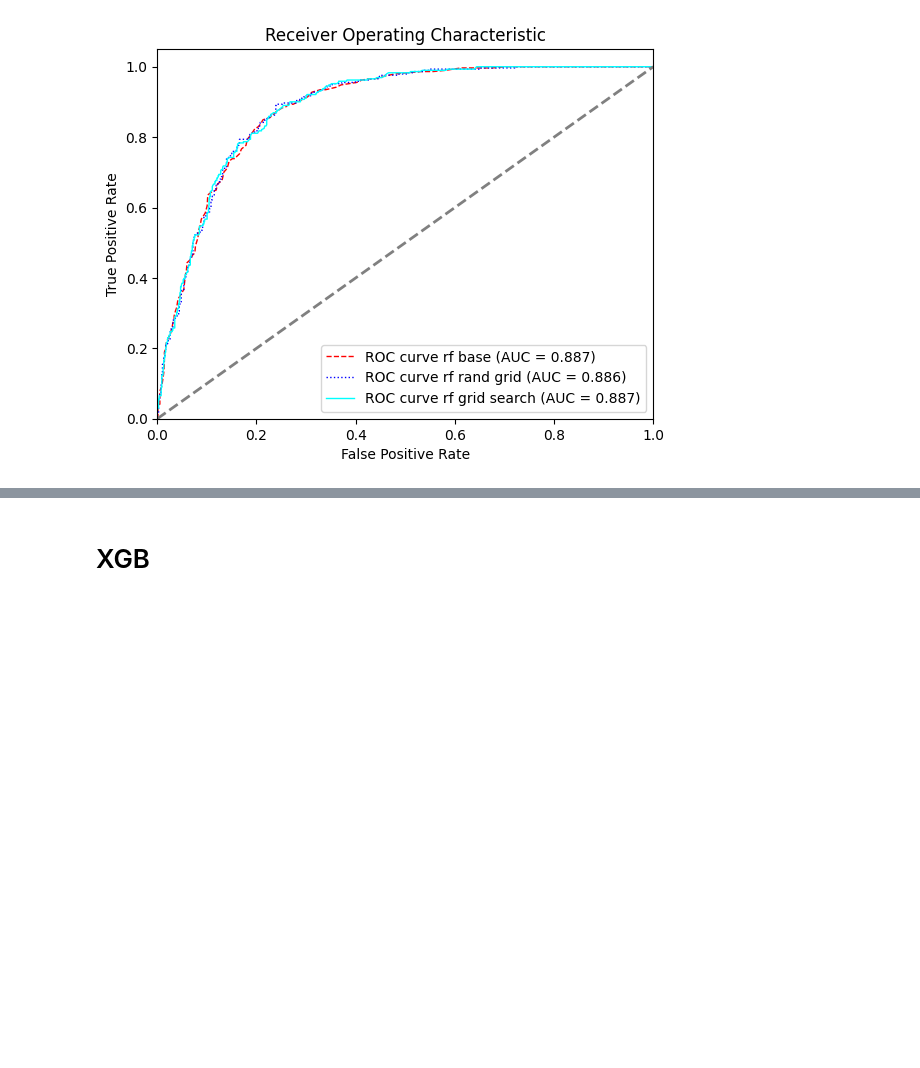
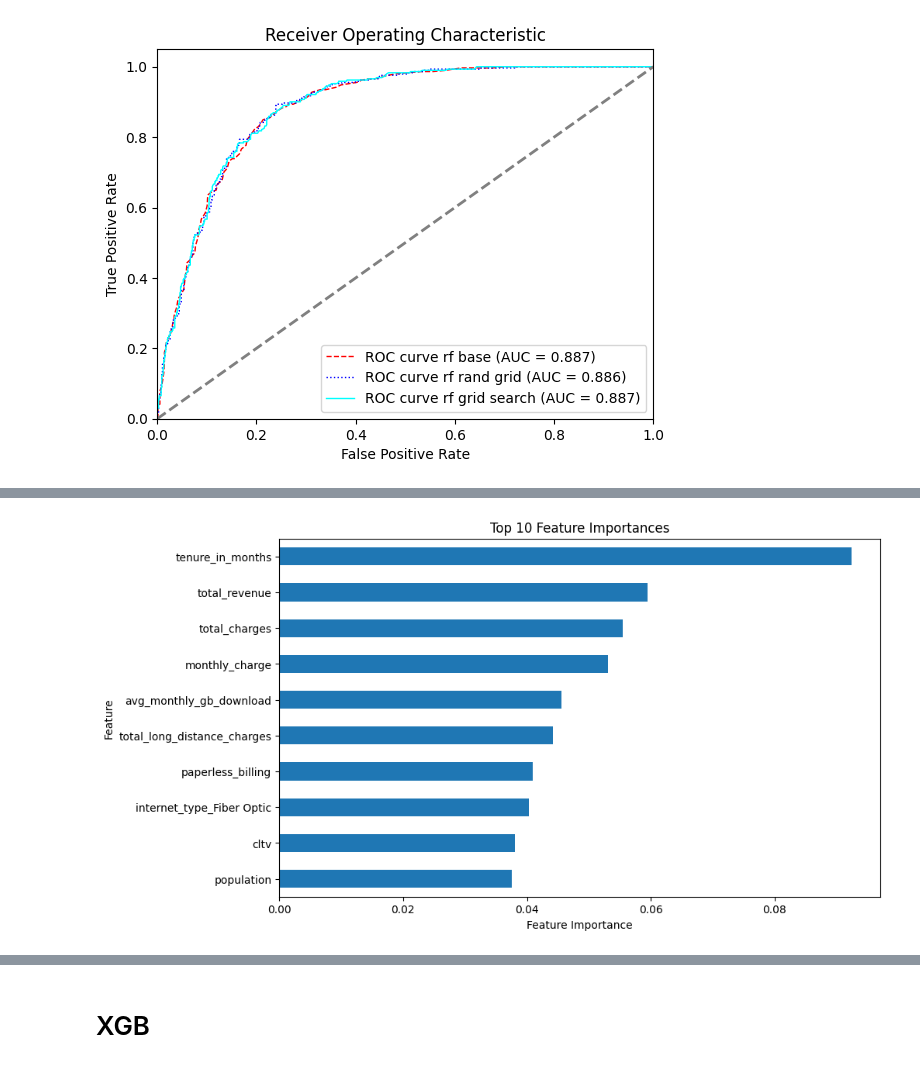
Before and after one commit to GrzegKrajewski/Masters_churn, a Jupyter notebook: code_masters_gk copy.ipynb, the cells around one changed output, grey strips where cells are left out. Drawn from its saved outputs; the diff is of its cells as text; code cells hidden in the pictures; blank space fills up the shorter version.

```diff
--- a/code_masters_gk copy.ipynb
+++ b/code_masters_gk copy.ipynb
@@ -1697,0 +1709,21 @@ plt.show()
+# %%
+best_rf=RandomForestClassifier(bootstrap = True,
+ ccp_alpha = 0.0,
+ class_weight = None,
+ criterion = 'gini',
+ max_depth = 30,
+ max_features = 'auto',
+ max_leaf_nodes = None,
+ max_samples = None,
+ min_impurity_decrease = 0.0,
+ min_samples_leaf = 1,
+ min_samples_split = 2,
+ min_weight_fraction_leaf = 0.0,
+ n_estimators = 800,
+ n_jobs = None,
+ oob_score = False,
+ random_state = 1973,
+ verbose = 0,
+ warm_start = False)
+# %%
+best_rf.fit(X_train_res_smote,y_train_res_smote)
@@ -1697,0 +1757,20 @@ plt.show()
+# %%
+feature_importances = best_rf.feature_importances_
+feature_names = X_train.columns
+
+# Create a pandas series with the feature importances and corresponding feature names
+importance_series = pd.Series(feature_importances, index=feature_names)
+
+# Sort the series in descending order and select the top 10 features
+top_10_importances = importance_series.sort_values(ascending=False).head(10)
+
+# Plotting the top 10 feature importances
+plt.figure(figsize=(10, 6))
+top_10_importances.plot(kind='barh')
+plt.title('Top 10 Feature Importances')
+plt.xlabel('Feature Importance')
+plt.ylabel('Feature')
+plt.gca().invert_yaxis()  # Invert y-axis to have the most important feature on top
+plt.show()
+# %% [output]
+[figure, added]
```
Also changed, not shown: parts of 20 cells of this notebook.
